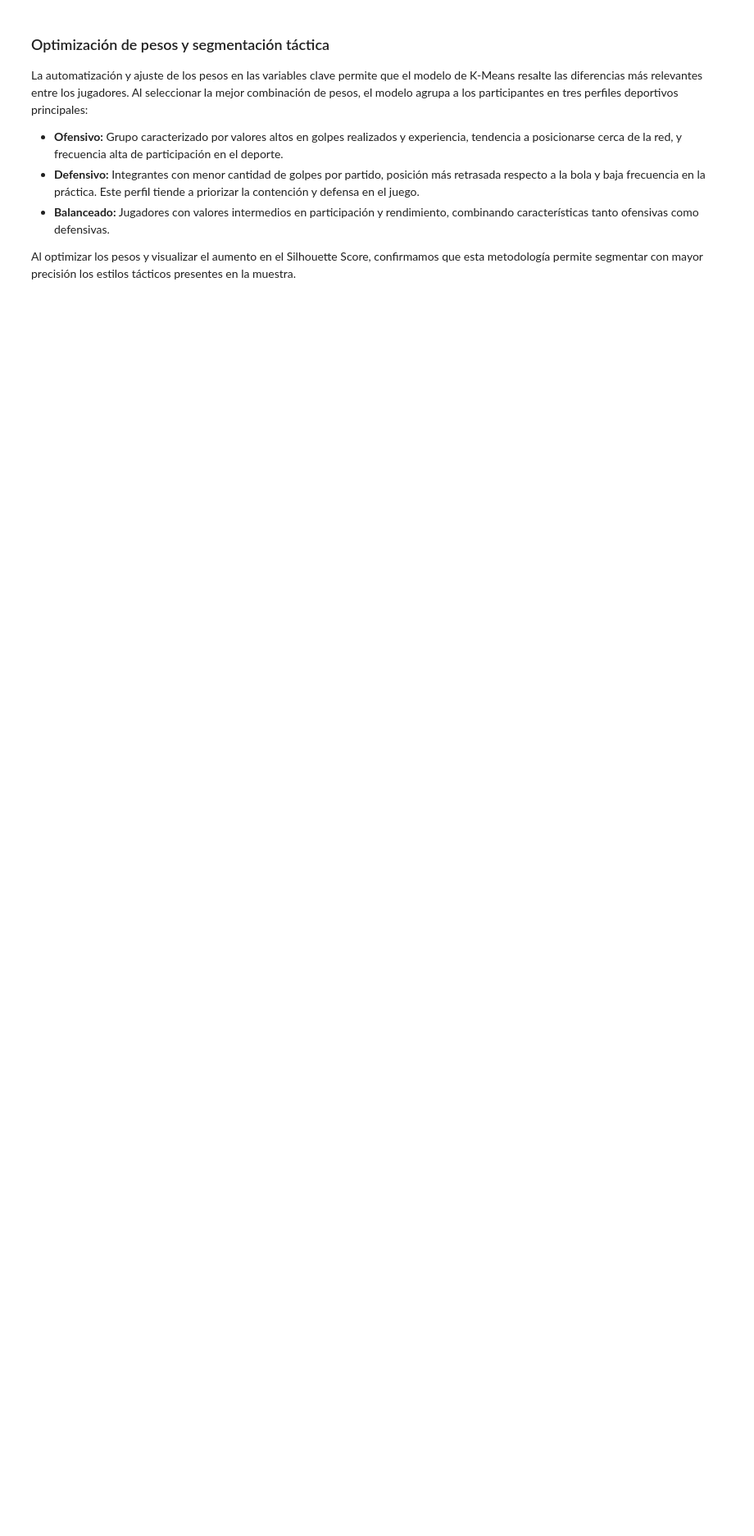
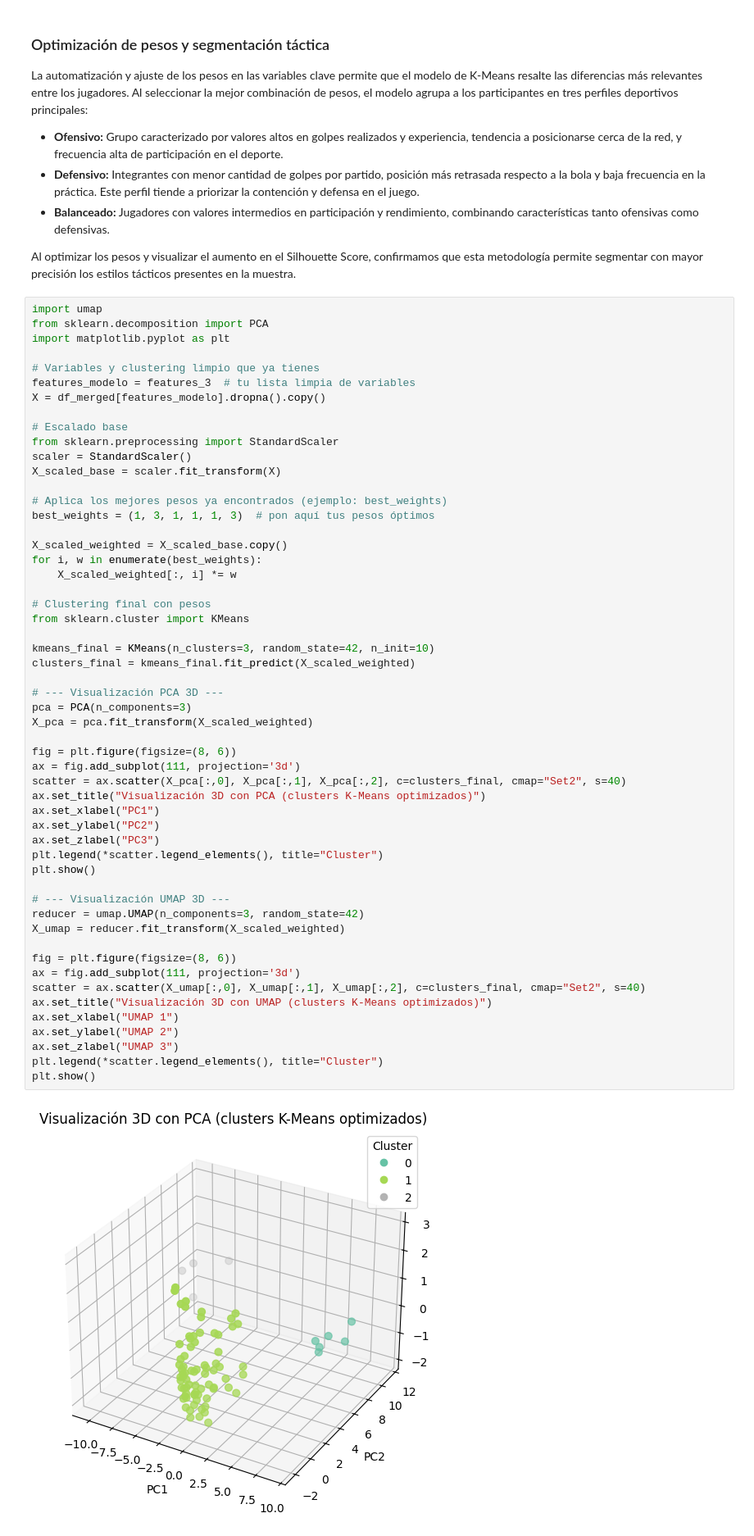
Before and after one commit to valenlopezzz04/Proyecto-padel-analitica, a Jupyter notebook: kmeans2.ipynb, the cells around one changed output. Shown at 82% size. Saved outputs shown, nothing was run; the diff lists cells and outputs as text; blank space fills up the shorter version.

```diff
--- a/kmeans2.ipynb
+++ b/kmeans2.ipynb
@@ -1076,3 +1119,59 @@ La automatización y ajuste de los pesos en las variables clave permite que el m
 - **Balanceado:** Jugadores con valores intermedios en participación y rendimiento, combinando características tanto ofensivas como defensivas.
 
 Al optimizar los pesos y visualizar el aumento en el Silhouette Score, confirmamos que esta metodología permite segmentar con mayor precisión los estilos tácticos presentes en la muestra.
+# %%
+import umap
+from sklearn.decomposition import PCA
+import matplotlib.pyplot as plt
+
+# Variables y clustering limpio que ya tienes
+features_modelo = features_3  # tu lista limpia de variables
+X = df_merged[features_modelo].dropna().copy()
+
+# Escalado base
+from sklearn.preprocessing import StandardScaler
+scaler = StandardScaler()
+X_scaled_base = scaler.fit_transform(X)
+
+# Aplica los mejores pesos ya encontrados (ejemplo: best_weights)
+best_weights = (1, 3, 1, 1, 1, 3)  # pon aquí tus pesos óptimos
+
+X_scaled_weighted = X_scaled_base.copy()
+for i, w in enumerate(best_weights):
+    X_scaled_weighted[:, i] *= w
+
+# Clustering final con pesos
+from sklearn.cluster import KMeans
+
+kmeans_final = KMeans(n_clusters=3, random_state=42, n_init=10)
+clusters_final = kmeans_final.fit_predict(X_scaled_weighted)
+
+# --- Visualización PCA 3D ---
+pca = PCA(n_components=3)
+X_pca = pca.fit_transform(X_scaled_weighted)
+
+fig = plt.figure(figsize=(8, 6))
+ax = fig.add_subplot(111, projection='3d')
+scatter = ax.scatter(X_pca[:,0], X_pca[:,1], X_pca[:,2], c=clusters_final, cmap="Set2", s=40)
+ax.set_title("Visualización 3D con PCA (clusters K-Means optimizados)")
+ax.set_xlabel("PC1")
+ax.set_ylabel("PC2")
+ax.set_zlabel("PC3")
+plt.legend(*scatter.legend_elements(), title="Cluster")
+plt.show()
+
+# --- Visualización UMAP 3D ---
+reducer = umap.UMAP(n_components=3, random_state=42)
+X_umap = reducer.fit_transform(X_scaled_weighted)
+
+fig = plt.figure(figsize=(8, 6))
+ax = fig.add_subplot(111, projection='3d')
+scatter = ax.scatter(X_umap[:,0], X_umap[:,1], X_umap[:,2], c=clusters_final, cmap="Set2", s=40)
+ax.set_title("Visualización 3D con UMAP (clusters K-Means optimizados)")
+ax.set_xlabel("UMAP 1")
+ax.set_ylabel("UMAP 2")
+ax.set_zlabel("UMAP 3")
+plt.legend(*scatter.legend_elements(), title="Cluster")
+plt.show()
+# %% [output]
+[figure, added]
```
Also changed, not shown: parts of 2 cells of this notebook.
